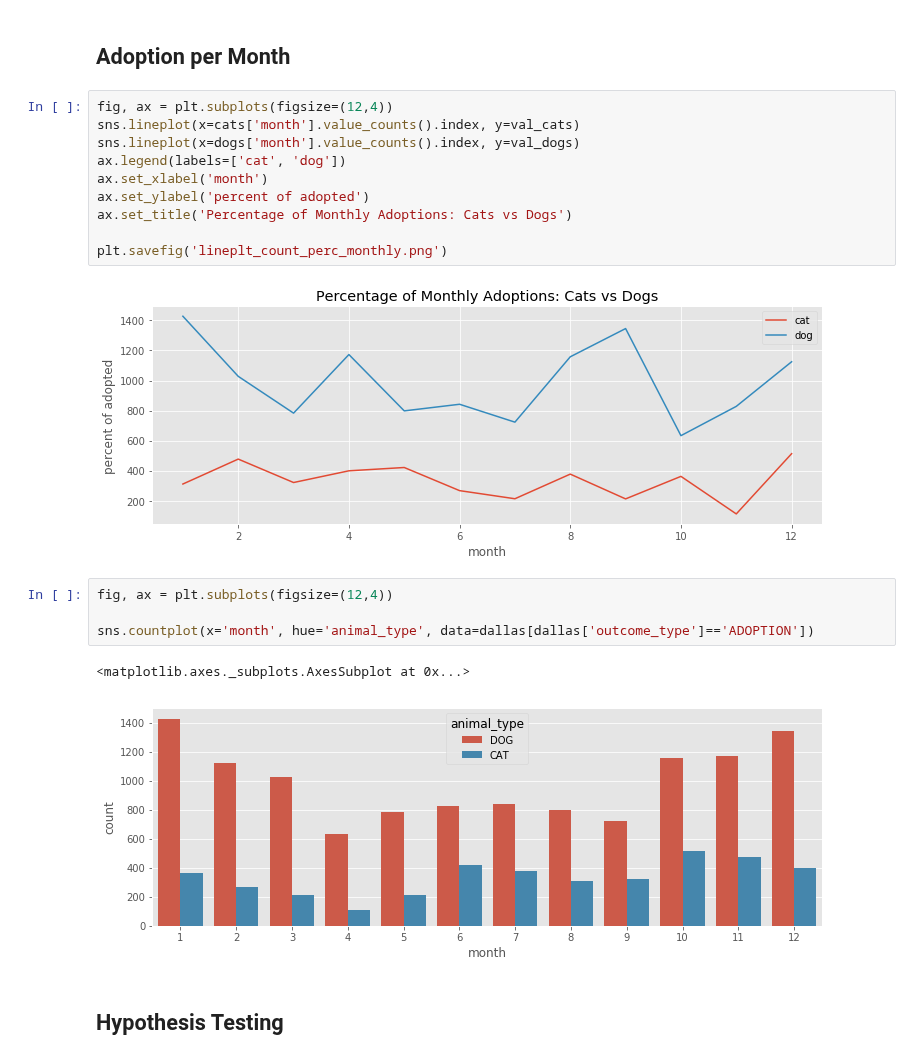
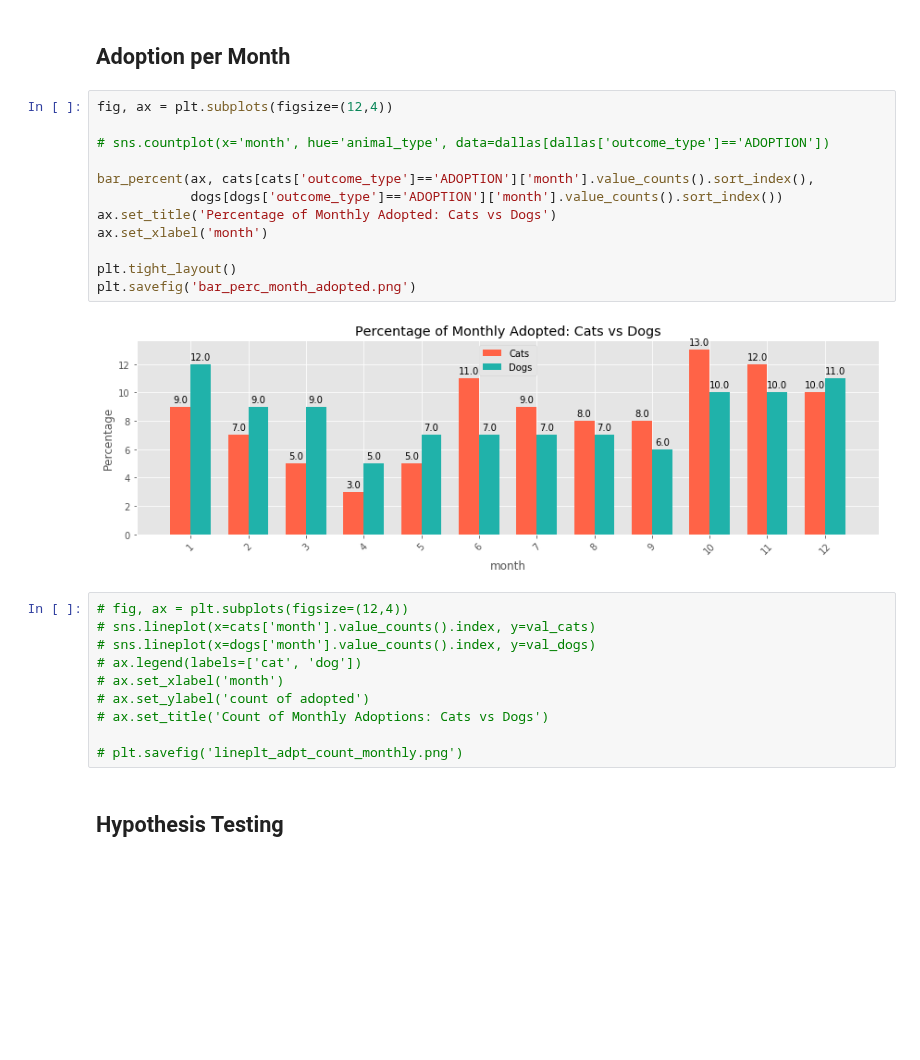
Before and after one commit to cwong690/Dallas-Paws, a Jupyter notebook: dallas_animals.ipynb, the cells around one changed output. Saved outputs shown, nothing was run; the diff lists cells and outputs as text; blank space fills up the shorter version.

```diff
--- a/dallas_animals.ipynb
+++ b/dallas_animals.ipynb
@@ -773,24 +774,29 @@ plt.savefig('catplot_outcome_type_monthly.png')
 [figure]
 # %% [markdown]
 ## Adoption per Month
+# %%
+fig, ax = plt.subplots(figsize=(12,4))
+
+# sns.countplot(x='month', hue='animal_type', data=dallas[dallas['outcome_type']=='ADOPTION'])
+
+bar_percent(ax, cats[cats['outcome_type']=='ADOPTION']['month'].value_counts().sort_index(),
+            dogs[dogs['outcome_type']=='ADOPTION']['month'].value_counts().sort_index())
+ax.set_title('Percentage of Monthly Adopted: Cats vs Dogs')
+ax.set_xlabel('month')
+
+plt.tight_layout()
+plt.savefig('bar_perc_month_adopted.png')
+# %% [output]
+[figure, added]
 # %%
-fig, ax = plt.subplots(figsize=(12,4))
-sns.lineplot(x=cats['month'].value_counts().index, y=val_cats)
-sns.lineplot(x=dogs['month'].value_counts().index, y=val_dogs)
-ax.legend(labels=['cat', 'dog'])
-ax.set_xlabel('month')
-ax.set_ylabel('percent of adopted')
-ax.set_title('Percentage of Monthly Adoptions: Cats vs Dogs')
+# fig, ax = plt.subplots(figsize=(12,4))
+# sns.lineplot(x=cats['month'].value_counts().index, y=val_cats)
+# sns.lineplot(x=dogs['month'].value_counts().index, y=val_dogs)
+# ax.legend(labels=['cat', 'dog'])
+# ax.set_xlabel('month')
+# ax.set_ylabel('count of adopted')
+# ax.set_title('Count of Monthly Adoptions: Cats vs Dogs')
 
-plt.savefig('lineplt_count_perc_monthly.png')
+# plt.savefig('lineplt_adpt_count_monthly.png')
-# %% [output]
-[figure, removed]
-# %%
-fig, ax = plt.subplots(figsize=(12,4))
-
-sns.countplot(x='month', hue='animal_type', data=dallas[dallas['outcome_type']=='ADOPTION'])
-# %% [output]
-<matplotlib.axes._subplots.AxesSubplot at 0x...>
-[figure, removed]
 # %% [markdown]
 ## Hypothesis Testing
```
Also changed, not shown: parts of 14 cells of this notebook.
